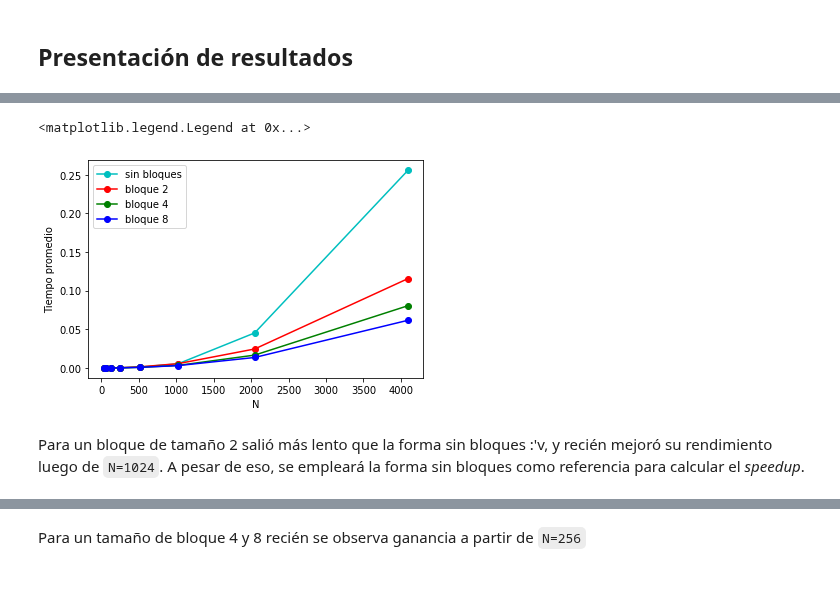
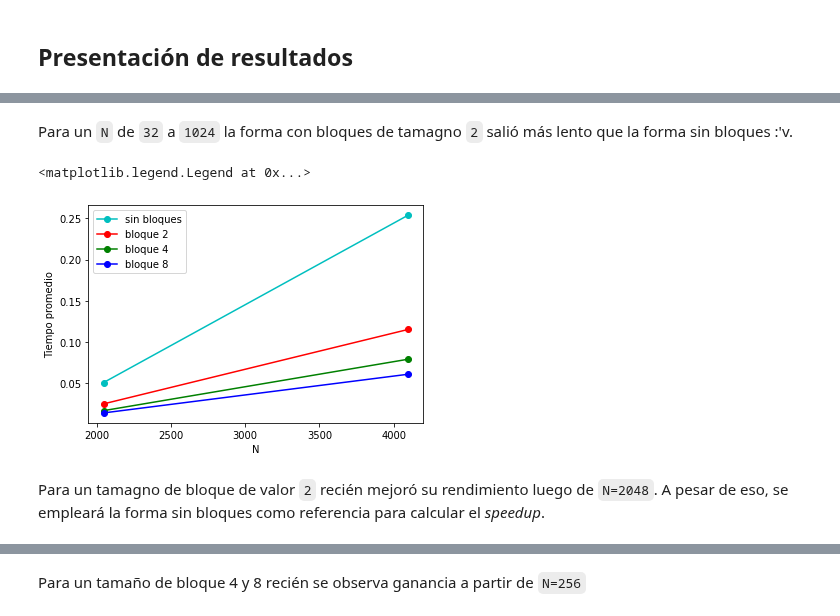
Before and after one commit to stefano-andre/sobre-python, a Jupyter notebook: algoritmos-por-bloques.ipynb, the cells around one changed output, grey strips where cells are left out. Drawn from its saved outputs; the diff is of its cells as text; code cells hidden in the pictures; blank space fills up the shorter version.

```diff
--- a/algoritmos-por-bloques.ipynb
+++ b/algoritmos-por-bloques.ipynb
@@ -156,16 +167,18 @@ for n in ns:
+# %% [markdown]
+Para un `N` de `32` a `1024` la forma con bloques de tamagno `2` salió más lento que la forma sin bloques :'v.
 # %%
-plt.plot(ns,lt,'-co',label='sin bloques')
-plt.plot(ns,ltb2,'-ro',label='bloque 2')
-plt.plot(ns,ltb4,'-go',label='bloque 4')
-plt.plot(ns,ltb8,'-bo',label='bloque 8')
+plt.plot(ns[6:],lt[6:],'-co',label='sin bloques')
+plt.plot(ns[6:],ltb2[6:],'-ro',label='bloque 2')
+plt.plot(ns[6:],ltb4[6:],'-go',label='bloque 4')
+plt.plot(ns[6:],ltb8[6:],'-bo',label='bloque 8')
 plt.xlabel('N')
 plt.ylabel('Tiempo promedio')
 plt.legend()
 # %% [output]
 <matplotlib.legend.Legend at 0x...>
-[figure, old version]
+[figure, new version]
 # %% [markdown]
-Para un bloque de tamaño 2 salió más lento que la forma sin bloques :'v, y recién mejoró su rendimiento luego de `N=1024`. A pesar de eso, se empleará la forma sin bloques como referencia para calcular el _speedup_.
+Para un tamagno de bloque de valor `2` recién mejoró su rendimiento luego de `N=2048`. A pesar de eso, se empleará la forma sin bloques como referencia para calcular el _speedup_.
 # %%
 plt.plot(ns,asarray(lt)/asarray(ltb2),'-ro',label='bloque 2')
 plt.plot(ns,asarray(lt)/asarray(ltb4),'-go',label='bloque 4')
```
Also changed, not shown: parts of 2 cells of this notebook.
